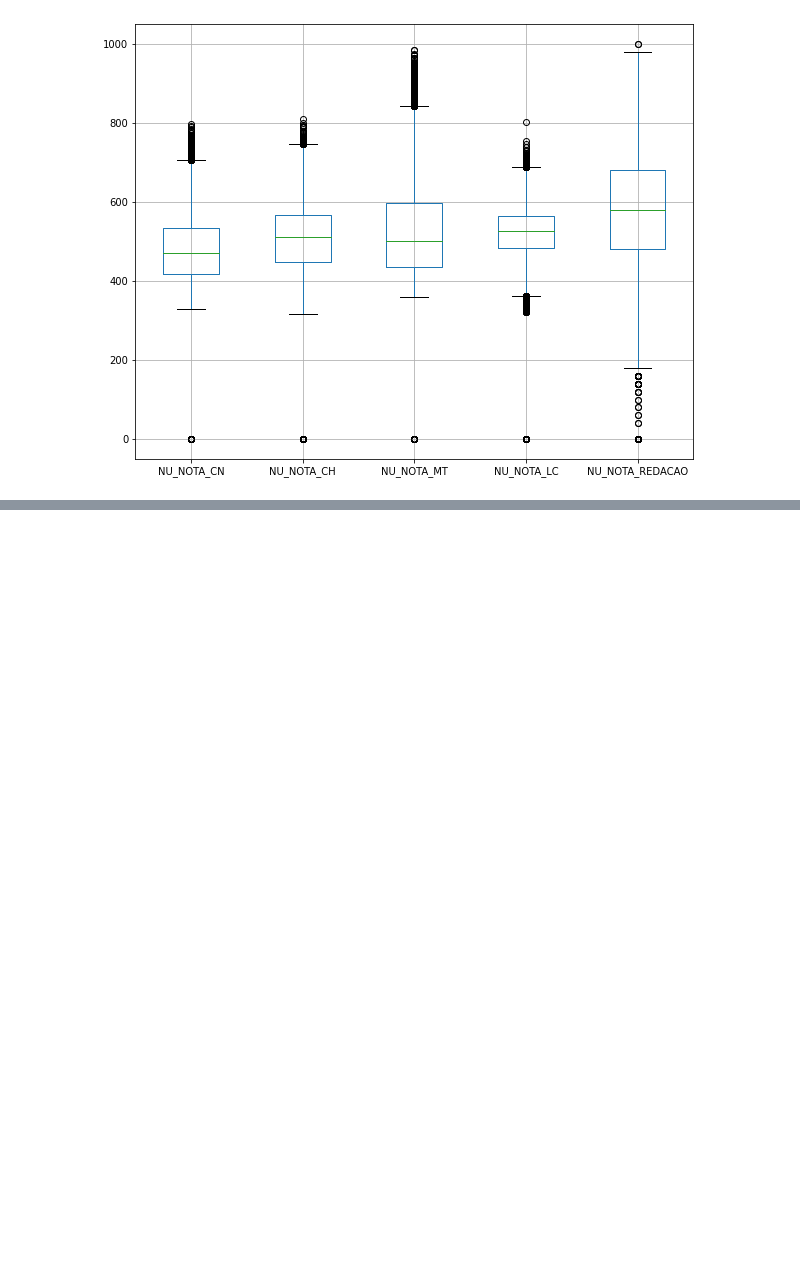
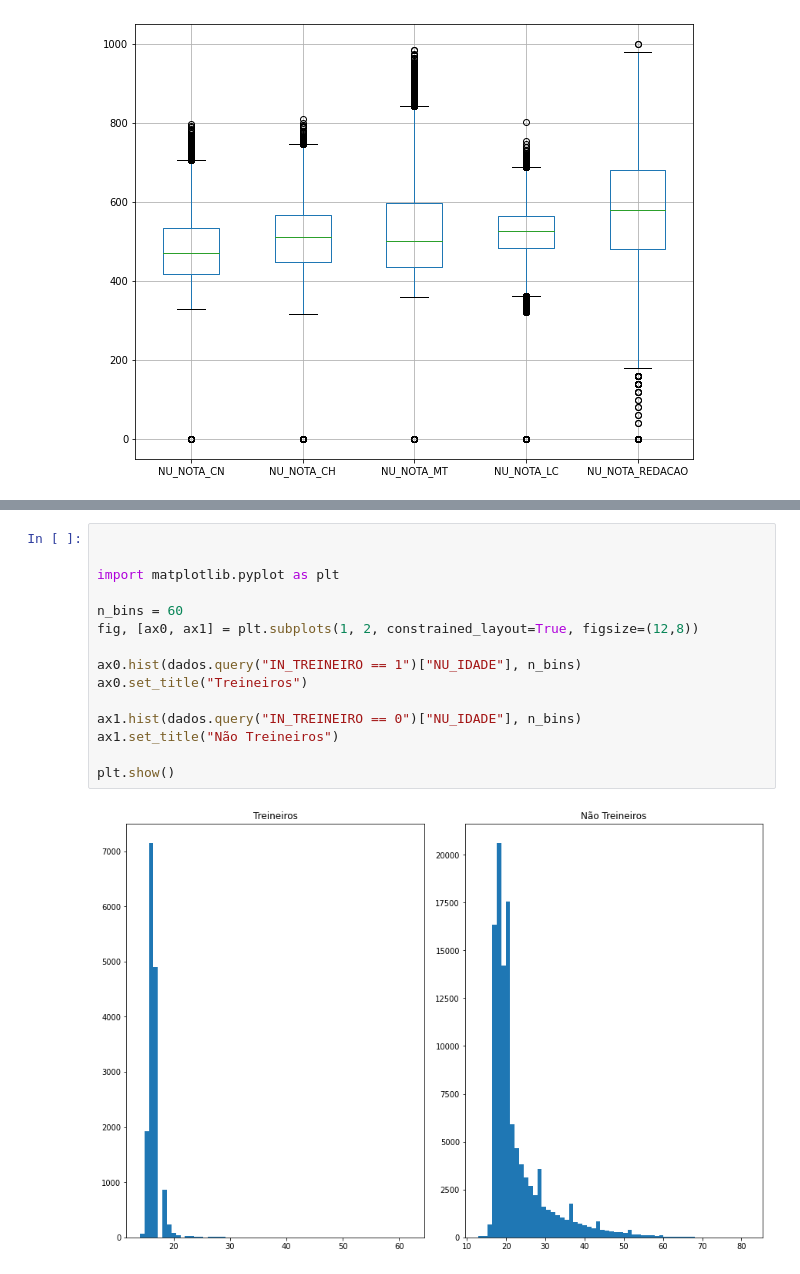
Before and after one commit to GabrielIFPB/imersao_dados, a Jupyter notebook: aula01.ipynb, the cells around one changed output, grey strips where cells are left out. Drawn from its saved outputs; the diff is of its cells as text; blank space fills up the shorter version.

```diff
--- a/aula01.ipynb
+++ b/aula01.ipynb
@@ -350,0 +456,17 @@ Desafio06: Explorar a documentações e visualizações
+# %%
+
+
+import matplotlib.pyplot as plt
+
+n_bins = 60
+fig, [ax0, ax1] = plt.subplots(1, 2, constrained_layout=True, figsize=(12,8))
+
+ax0.hist(dados.query("IN_TREINEIRO == 1")["NU_IDADE"], n_bins)
+ax0.set_title("Treineiros")
+
+ax1.hist(dados.query("IN_TREINEIRO == 0")["NU_IDADE"], n_bins)
+ax1.set_title("Não Treineiros")
+
+plt.show()
+# %% [output]
+[figure, added]
```
Also changed, not shown: parts of 13 cells of this notebook.
